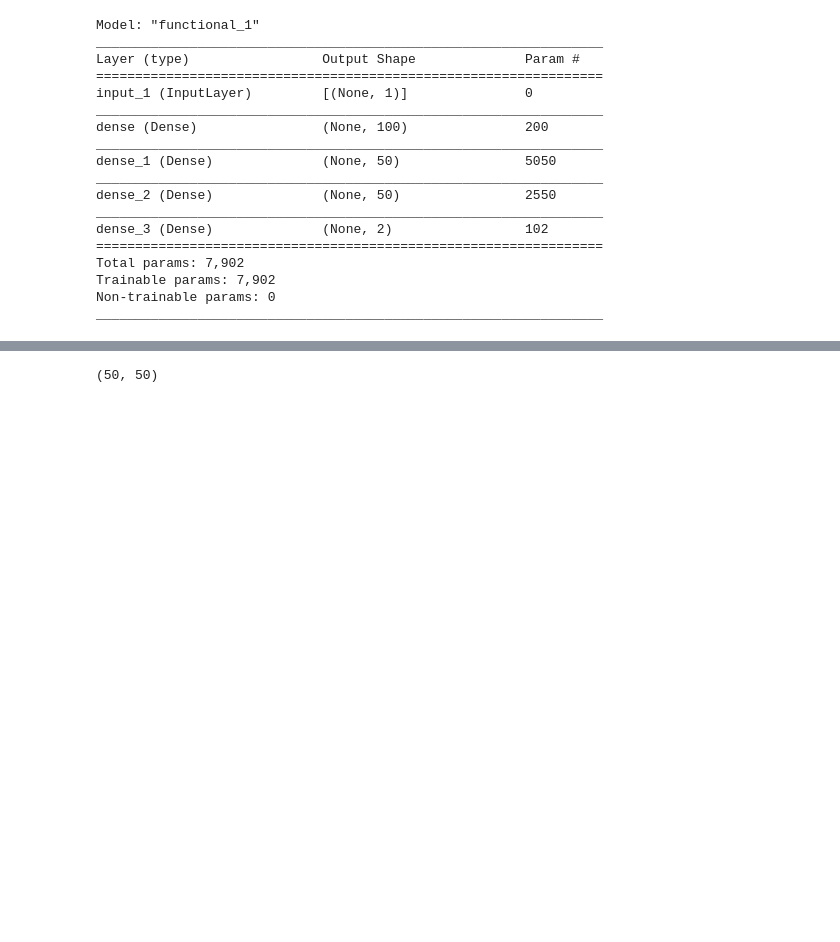
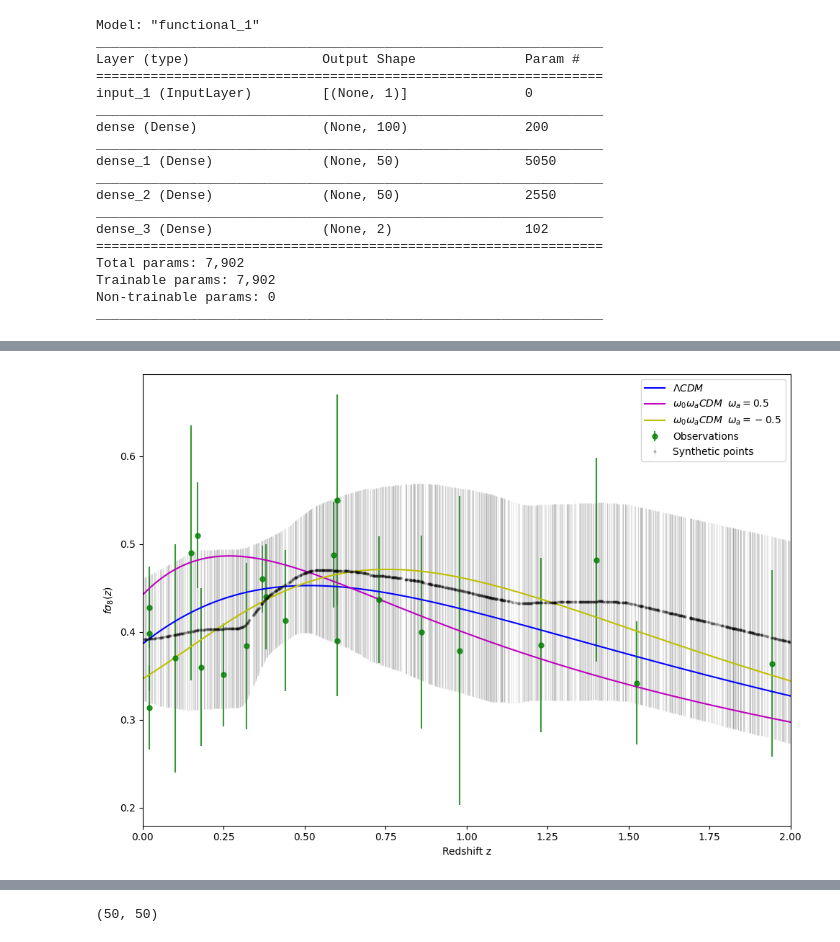
Before and after one commit to igomezv/neuralCosmoReconstruction, a Jupyter notebook: notebooks/ANN fs8.ipynb, the cells around one changed output, grey strips where cells are left out. Cells and saved outputs as stored; diff of their text form; code cells hidden in the pictures; blank space fills up the shorter version.

Commit message:
added fs8 function to lcdm and owacdm

```diff
--- a/notebooks/ANN fs8.ipynb
+++ b/notebooks/ANN fs8.ipynb
@@ -270,16 +280,44 @@ def fs8(z):
+# %%
+z = np.linspace(0.0, 2, 100)
+flcdm = []
+fowacdm1 = []
+fowacdm2 = []
+fowacdm3 = []
+
+# flcdm = []
+for zz in z:
+    flcdm.append(fs8lcdm(zz))
+    fowacdm1.append(fs8owacdm(zz, w0=-1, wa=0.5))
+    fowacdm2.append(fs8owacdm(zz, w0=-1, wa=-0.5))
+    fowacdm3.append(fs8owacdm(zz, w0=-1, wa=0.0))
+
+flcdm = np.array(flcdm)
+fowacdm1 = np.array(fowacdm1)
+fowacdm2 = np.array(fowacdm2)
+fowacdm3 = np.array(fowacdm3)
 # %%
-# z = np.linspace(0, 2, 100)
-# plt.errorbar(zor, y[:,0], y[:,1], fmt='g.', markersize=10, label='Observations')
-# plt.errorbar(rr, pred_random[:,0], pred_random[:,1], fmt='r.', markersize=4., label='Synthetic data with errors', alpha=0.01)
+z = np.linspace(0, 2, 100)
+plt.figure(figsize=(10, 7), dpi=100)
 
-# plt.plot(z, fs8(z), label='$\Lambda CDM$', c='b')
-# plt.xlabel("Redshift z")
-# plt.ylabel("$f\sigma_8(z)$")
-# plt.xlim(0, 2)
-# plt.tight_layout()
-# plt.legend()
+plt.errorbar(zor, y[:,0], y[:,1], fmt='g.', markersize=10, label='Observations', alpha=0.8)
+plt.errorbar(rr, pred_random[:,0], pred_random[:,1], label='Synthetic points',
+             markersize=2, fmt='o',
+             ecolor='gray', capthick=2, elinewidth=0.8, alpha=0.2, c='k',)
+
+plt.plot(z, flcdm, label='$\Lambda CDM$', c='b')
+plt.plot(z, fowacdm1, label='$\omega_0\omega_aCDM \;\; \omega_a=0.5$', c='m')
+plt.plot(z, fowacdm2, label='$\omega_0\omega_aCDM \;\; \omega_a=-0.5$', c='y')
+# plt.plot(z, fowacdm3, label='$\omega_0\omega_aCDM \;\; \omega_a=0$', c='brown')
+
+plt.xlabel("Redshift z")
+plt.ylabel("$f\sigma_8(z)$")
+plt.xlim(0, 2)
+plt.tight_layout()
+plt.legend()
 
 # plt.savefig("Syntheticfs8.png",dpi=800)
+# %% [output]
+[figure, added]
 # %%
 # pred_random.shape, r.shape
 # %%
```
Also changed, not shown: parts of 20 cells of this notebook.
